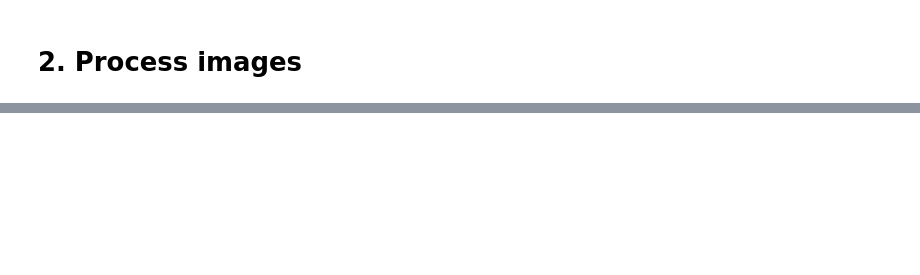
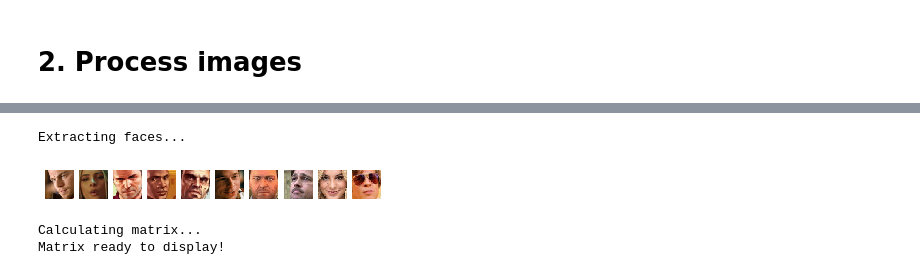
Before and after one commit to KrystianPlackowski/Face-correlation, a Jupyter notebook: main.ipynb, the cells around one changed output, grey strips where cells are left out. Saved outputs shown, nothing was run; the diff lists cells and outputs as text; code cells hidden in the pictures; blank space fills up the shorter version.

```diff
--- a/main.ipynb
+++ b/main.ipynb
@@ -166,11 +153,12 @@ def crop_faces(list_):
             face_image_list.append(result['img'].crop((left, top, right, bottom)).resize((100,100)))
 
     # Display cropped faces horizontally
-    fig = plt.figure(figsize=(8,8))
+    fig = plt.figure()#figsize=(1,1))
     for i in range(len(face_image_list)):
         fig.add_subplot(1, len(face_image_list), i+1)
-        imshow(face_image_list[i])
+        plt.imshow(face_image_list[i])
         plt.axis('off')
+    plt.show()
 
     # Return 2 lists
     return {"image_list" : face_image_list, "id_list" : face_id_list}
@@ -186,7 +174,7 @@ def calculate_matrix(faces):
 
     for i in range(len(faces)):
         for j in range(len(faces)):
-            corr_[i][j] = CF.face.verify(faces[i], faces[j])['confidence']
+            corr_[i][j] = face_client.face.verify_face_to_face(faces[i], faces[j]).confidence
             #sleep(1)"
     return corr_
 # %% [markdown]
@@ -218,4 +206,4 @@ def display_matrix(corr, cropped):
 
     # Display matrix as html-formatted pandas DataFrame
     pd.set_option('display.max_colwidth', -1)
-    display(HTML(corr2.to_html(escape=False)))
+    return HTML(corr2.to_html(escape=False))
@@ -222,2 +214,19 @@ def display_matrix(corr, cropped):
+# %%
+def process_directory(directory):
+
+    print("Extracting faces...")
+    # Proccess every single image in provided folder
+    results = []
+    for file in os.listdir(directory):
+        results.append(detect_faces_local(directory + "/" + file))
+
+    # Cropp all detected faces
+    cropped = crop_faces(results)
+
+    print("Calculating matrix...")
+    corr = calculate_matrix(cropped['id_list'])
+
+    print("Matrix ready to display!")
+    return display_matrix(corr, cropped)
 # %% [markdown]
 # 2. Process images
@@ -306,0 +233,8 @@ display_matrix(corr_3, cropped_3)
+# %%
+matrix = process_directory('images')
+matrix
+# %% [output]
+Extracting faces...
+[figure, added]
+Calculating matrix...
+Matrix ready to display!
```
Also changed, not shown: parts of 31 cells of this notebook, 42 other files.
